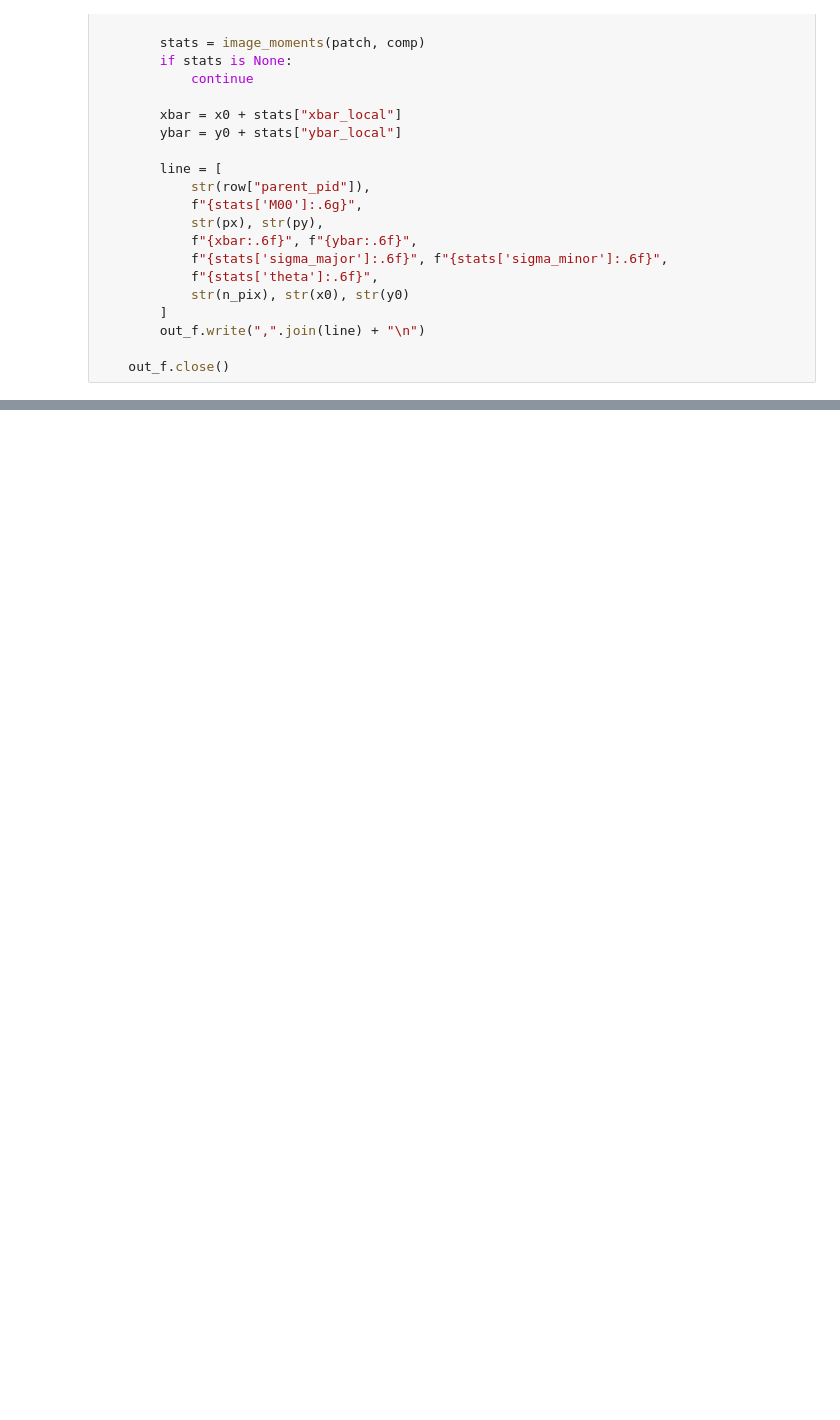
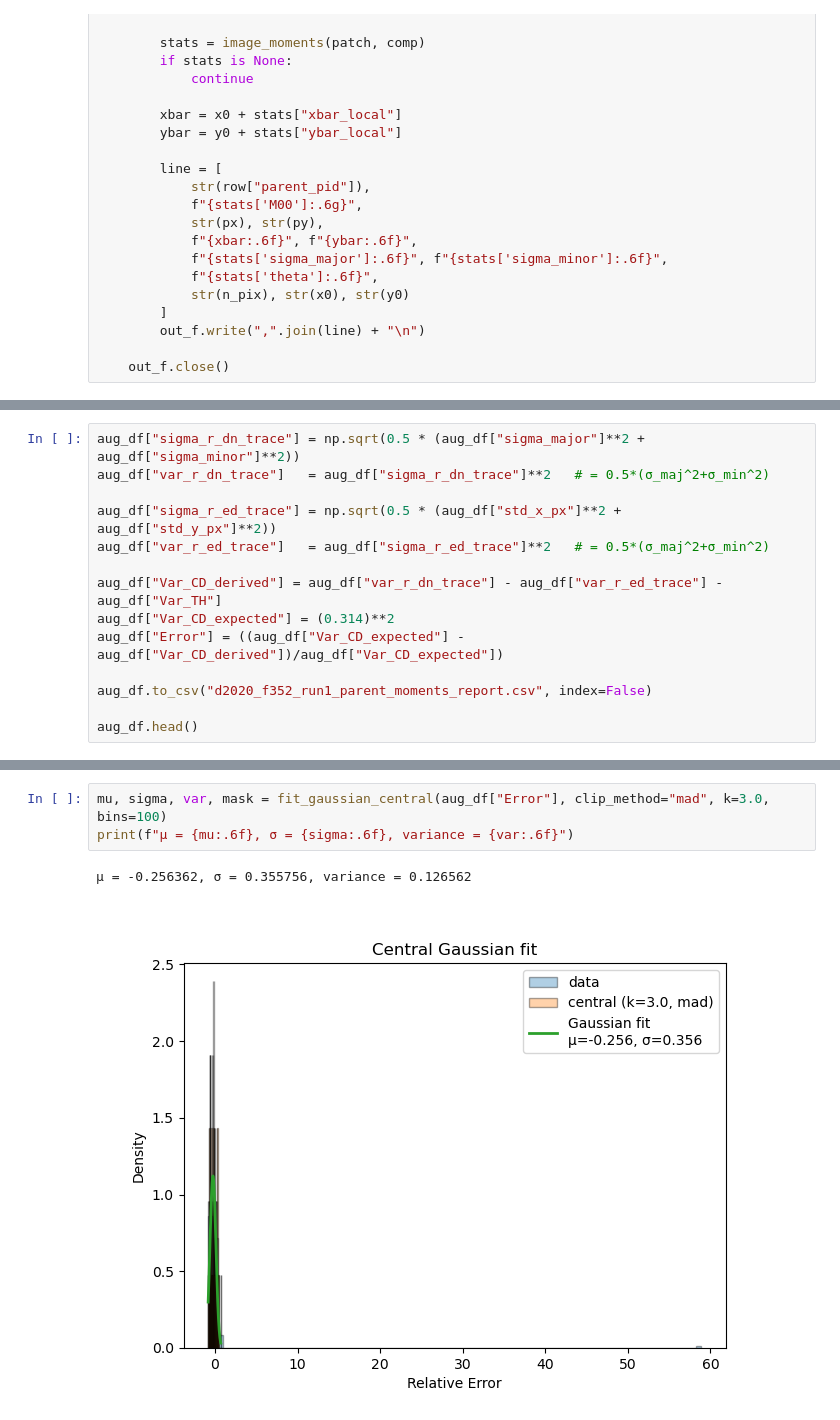
Before and after one commit to Roman-HLIS-Cosmology-PIT/HAZARD-simulator, a Jupyter notebook: Validation tests/charge_diffusion_validation.ipynb, the cells around one changed output, grey strips where cells are left out. Cells and saved outputs as stored; diff of their text form; blank space fills up the shorter version.

```diff
--- a/Validation tests/charge_diffusion_validation.ipynb
+++ b/Validation tests/charge_diffusion_validation.ipynb
@@ -473,0 +555,14 @@ No artists with labels found to put in legend.  Note that artists whose label st
+# %%
+aug_df["sigma_r_dn_trace"] = np.sqrt(0.5 * (aug_df["sigma_major"]**2 + aug_df["sigma_minor"]**2))
+aug_df["var_r_dn_trace"]   = aug_df["sigma_r_dn_trace"]**2   # = 0.5*(σ_maj^2+σ_min^2)
+
+aug_df["sigma_r_ed_trace"] = np.sqrt(0.5 * (aug_df["std_x_px"]**2 + aug_df["std_y_px"]**2))
+aug_df["var_r_ed_trace"]   = aug_df["sigma_r_ed_trace"]**2   # = 0.5*(σ_maj^2+σ_min^2)
+
+aug_df["Var_CD_derived"] = aug_df["var_r_dn_trace"] - aug_df["var_r_ed_trace"] - aug_df["Var_TH"]
+aug_df["Var_CD_expected"] = (0.314)**2
+aug_df["Error"] = ((aug_df["Var_CD_expected"] - aug_df["Var_CD_derived"])/aug_df["Var_CD_expected"])
+
+aug_df.to_csv("d2020_f352_run1_parent_moments_report.csv", index=False)
+
+aug_df.head()
@@ -473,0 +578,6 @@ No artists with labels found to put in legend.  Note that artists whose label st
+# %%
+mu, sigma, var, mask = fit_gaussian_central(aug_df["Error"], clip_method="mad", k=3.0, bins=100)
+print(f"μ = {mu:.6f}, σ = {sigma:.6f}, variance = {var:.6f}")
+# %% [output]
+μ = -0.256362, σ = 0.355756, variance = 0.126562
+[figure, added]
```
Also changed, not shown: parts of 13 cells of this notebook.
